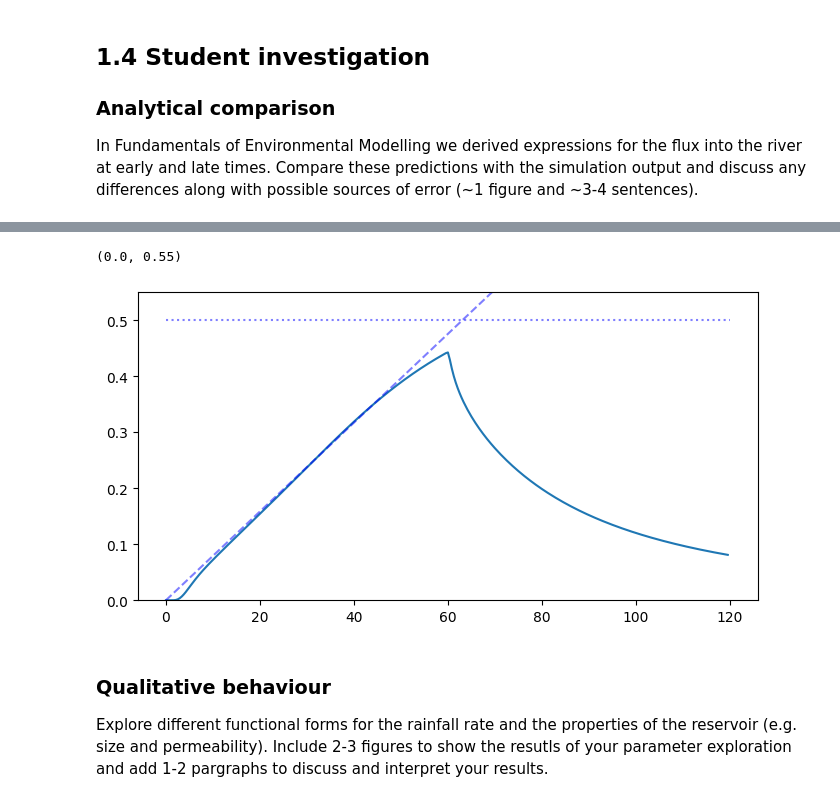
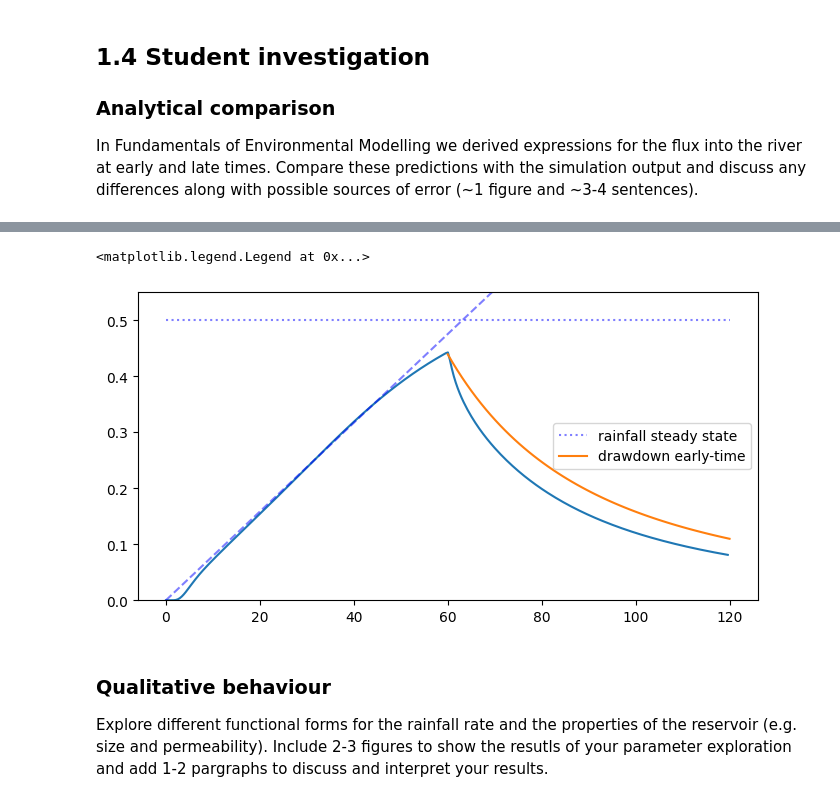
Before and after one commit to OscarHorstrup/QCES_0311K, a Jupyter notebook: Project2_transport.ipynb, the cells around one changed output, grey strips where cells are left out. Saved outputs shown, nothing was run; the diff lists cells and outputs as text; code cells hidden in the pictures.

```diff
--- a/Project2_transport.ipynb
+++ b/Project2_transport.ipynb
@@ -296,16 +298,20 @@ We predicted in the FEM lectures that the late-time solution for the rainfall ph
 # %%
 fig, ax = plt.subplots(figsize=(8,4))
 
 x=np.linspace(0,120,100)
 f = np.ones(100)*R0*L*day
 g = np.ones(100)*((ub**(0.5)*R0**(1.5)*x)/phi) * day * 10**(4.8)
+x2 = np.linspace(60,120,60)
+j = lambda x: (phi**2*L**3)/(ub*(x)**2)*day * 10**(-9.7)
 ax.plot(t_save / day, QR_save * day)
-ax.plot(x, f, c='blue', ls=':', alpha=0.5)
+ax.plot(x, f, c='blue', ls=':', alpha=0.5, label='rainfall steady state')
 ax.plot(x, g, alpha=0.5, ls='--', c='blue')
+ax.plot(x2, j(x2), label='drawdown early-time')
 ax.set_ylim(0, 0.55)
+ax.legend()
 # %% [output]
-(0.0, 0.55)
+<matplotlib.legend.Legend at 0x...>
-[figure, old version]
+[figure, new version]
 # %% [markdown]
 ### Qualitative behaviour
 Explore different functional forms for the rainfall rate and the properties of the reservoir (e.g. size and permeability).  Include 2-3 figures to show the resutls of your parameter exploration and add 1-2 pargraphs to discuss and interpret your results.
```
Also changed, not shown: parts of 1 cell of this notebook.
